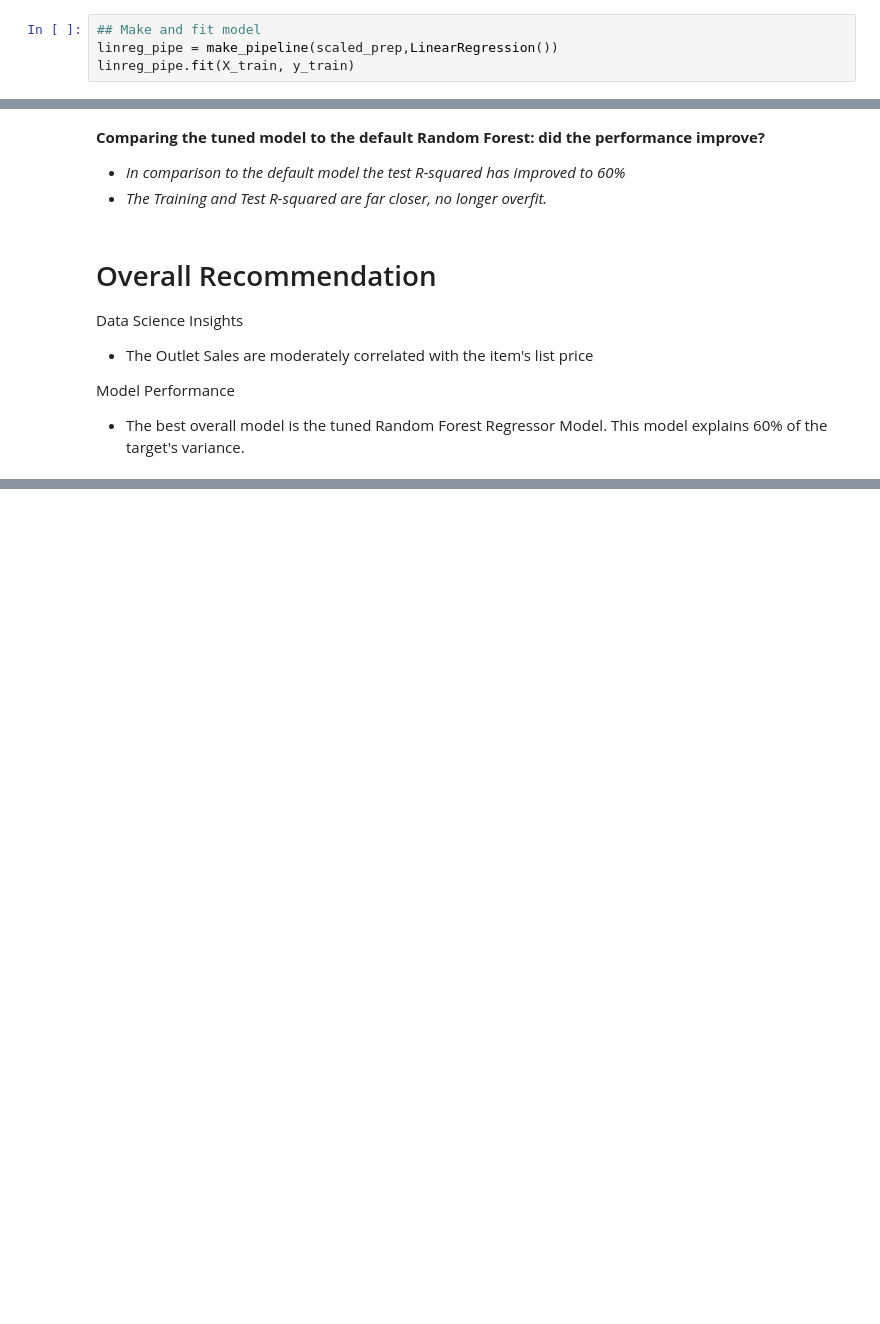
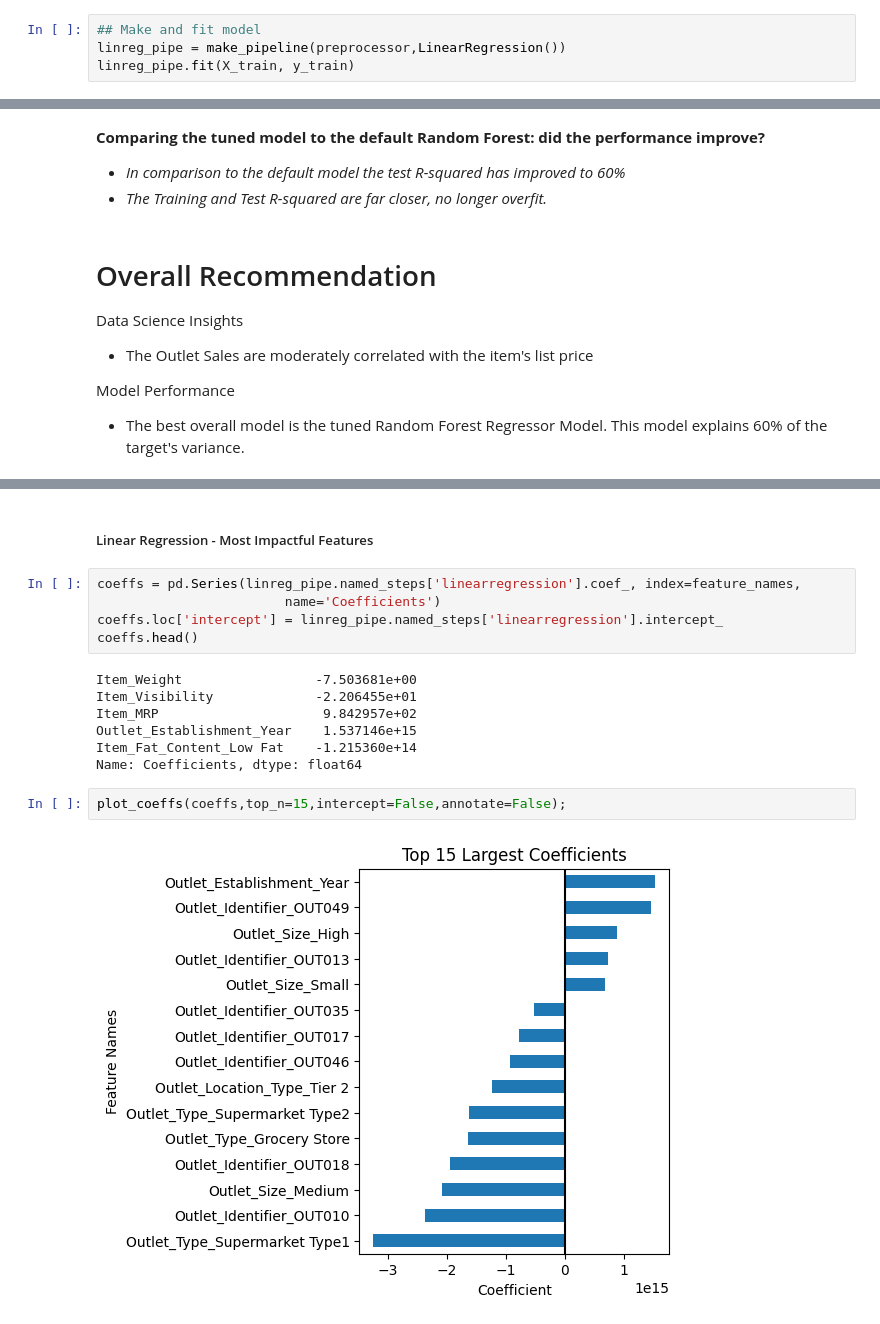
Before and after one commit to Gondram/Prediction-of-Product-Sales, a Jupyter notebook: Prediction_of_Product_Sales.ipynb, the cells around one changed output, grey strips where cells are left out. Cells and saved outputs as stored; diff of their text form; blank space fills up the shorter version.

```diff
--- a/Prediction_of_Product_Sales.ipynb
+++ b/Prediction_of_Product_Sales.ipynb
@@ -1419,7 +1358,7 @@ def evaluate_classification(model, X_train, y_train, X_test, y_test,
 ### Linear Regression
 # %%
 ## Make and fit model
-linreg_pipe = make_pipeline(scaled_prep,LinearRegression())
+linreg_pipe = make_pipeline(preprocessor,LinearRegression())
 linreg_pipe.fit(X_train, y_train)
 # %% [output]
 Pipeline(steps=[('columntransformer',
@@ -1587,0 +1577,18 @@ Model Performance
+# %% [markdown]
+##### Linear Regression - Most Impactful Features
+# %%
+coeffs = pd.Series(linreg_pipe.named_steps['linearregression'].coef_, index=feature_names,
+                        name='Coefficients')
+coeffs.loc['intercept'] = linreg_pipe.named_steps['linearregression'].intercept_
+coeffs.head()
+# %% [output]
+Item_Weight                 -7.503681e+00
+Item_Visibility             -2.206455e+01
+Item_MRP                     9.842957e+02
+Outlet_Establishment_Year    1.537146e+15
+Item_Fat_Content_Low Fat    -1.215360e+14
+Name: Coefficients, dtype: float64
+# %%
+plot_coeffs(coeffs,top_n=15,intercept=False,annotate=False);
+# %% [output]
+[figure, added]
```
Also changed, not shown: parts of 15 cells of this notebook.
